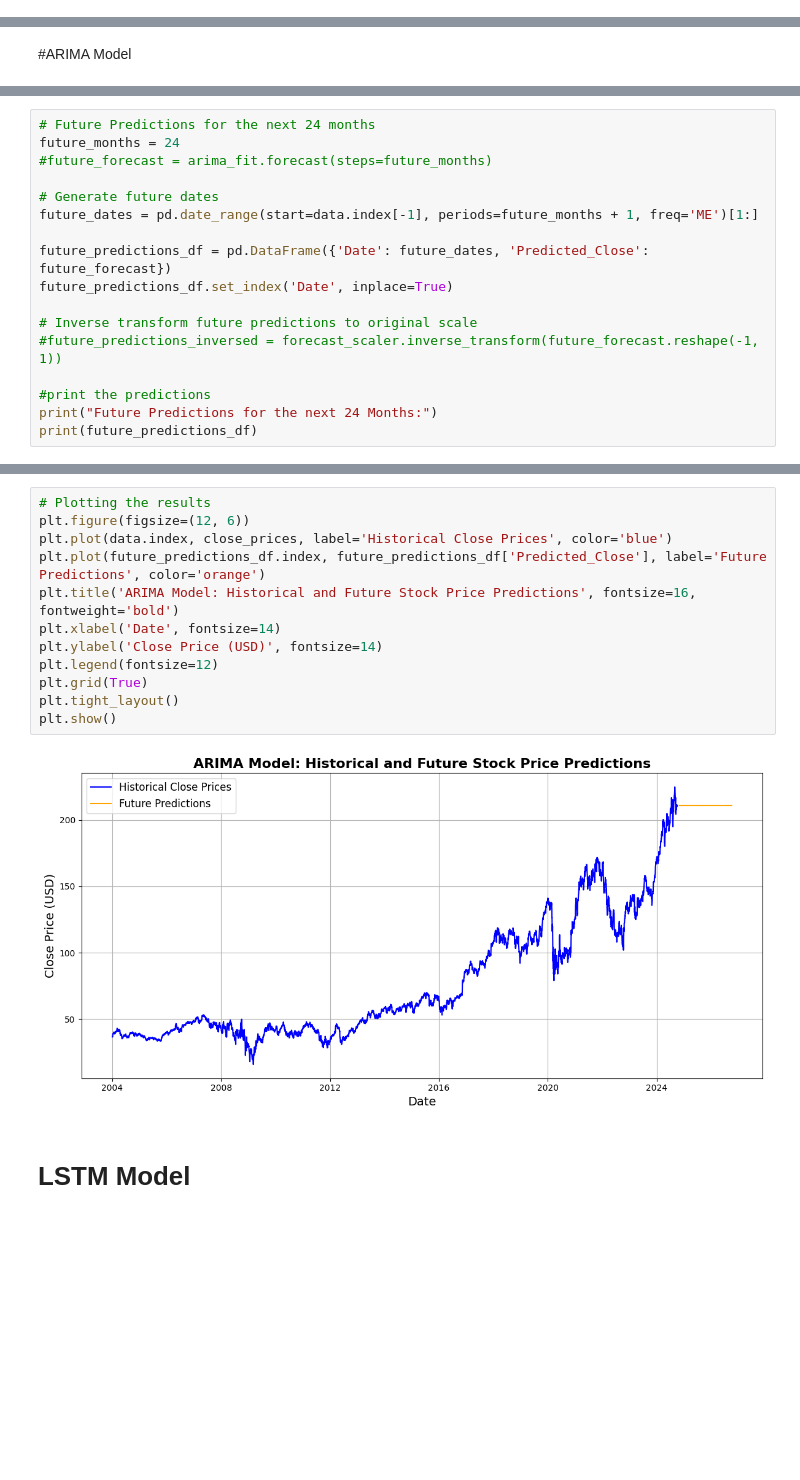
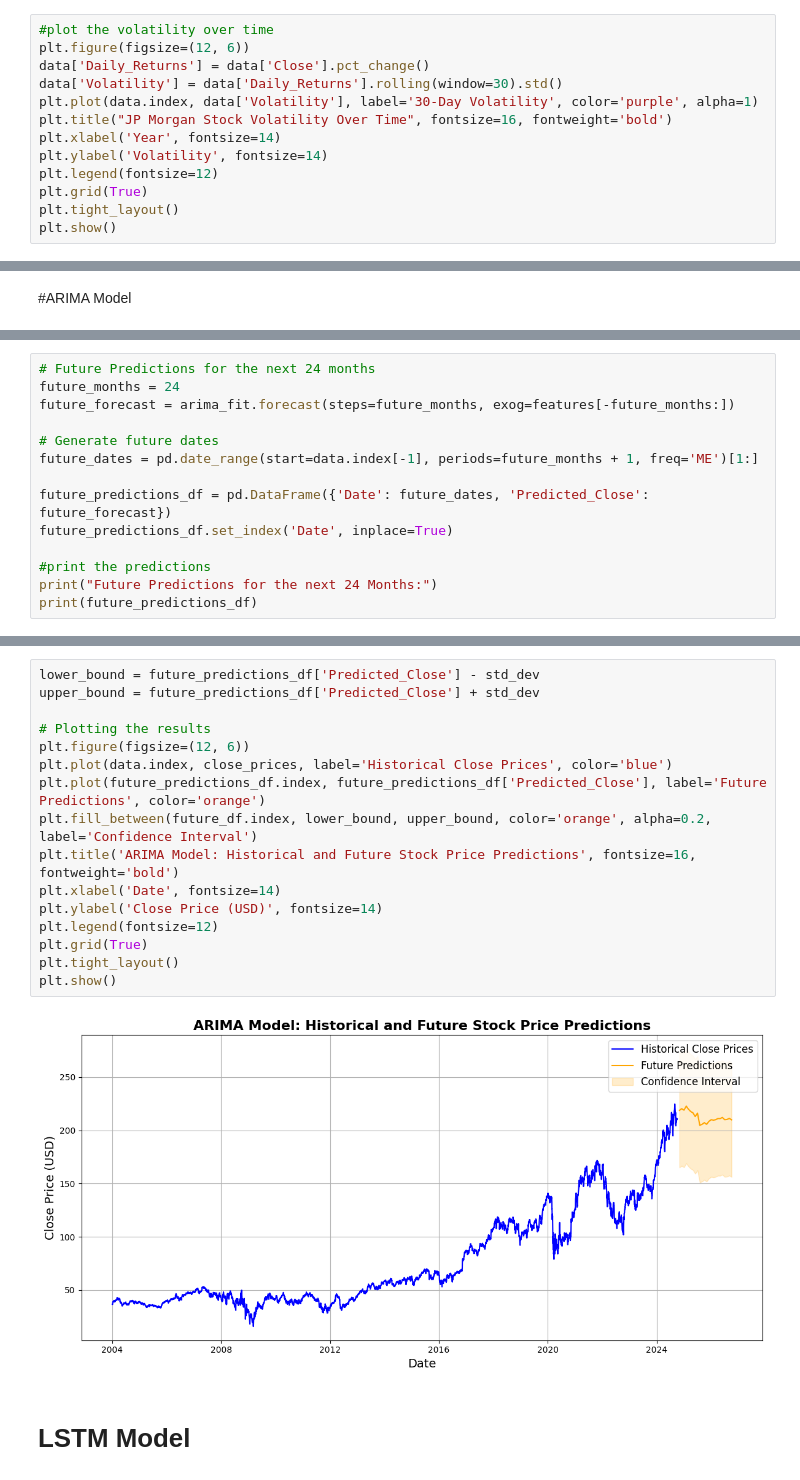
Before and after one commit to AnishTeku/DataScienceFinalProjet-JP-Morgan-forecasting-, a Jupyter notebook: 22013306_PROJECT_.ipynb, the cells around one changed output, grey strips where cells are left out. Cells and saved outputs as stored; diff of their text form; blank space fills up the shorter version.

```diff
--- a/22013306_PROJECT_.ipynb
+++ b/22013306_PROJECT_.ipynb
@@ -108,0 +100,13 @@ The plot of JP Morgan's stock prices from 2004 to 2024 reveals a general upward
+# %%
+#plot the volatility over time
+plt.figure(figsize=(12, 6))
+data['Daily_Returns'] = data['Close'].pct_change()
+data['Volatility'] = data['Daily_Returns'].rolling(window=30).std()
+plt.plot(data.index, data['Volatility'], label='30-Day Volatility', color='purple', alpha=1)
+plt.title("JP Morgan Stock Volatility Over Time", fontsize=16, fontweight='bold')
+plt.xlabel('Year', fontsize=14)
+plt.ylabel('Volatility', fontsize=14)
+plt.legend(fontsize=12)
+plt.grid(True)
+plt.tight_layout()
+plt.show()
@@ -277,7 +277,7 @@ plt.show()
 # %%
 # Future Predictions for the next 24 months
 future_months = 24
-#future_forecast = arima_fit.forecast(steps=future_months)
+future_forecast = arima_fit.forecast(steps=future_months, exog=features[-future_months:])
 
 # Generate future dates
 future_dates = pd.date_range(start=data.index[-1], periods=future_months + 1, freq='ME')[1:]
@@ -285,9 +285,6 @@ future_dates = pd.date_range(start=data.index[-1], periods=future_months + 1, fr
 future_predictions_df = pd.DataFrame({'Date': future_dates, 'Predicted_Close': future_forecast})
 future_predictions_df.set_index('Date', inplace=True)
 
-# Inverse transform future predictions to original scale
-#future_predictions_inversed = forecast_scaler.inverse_transform(future_forecast.reshape(-1, 1))
-
 #print the predictions
 print("Future Predictions for the next 24 Months:")
 print(future_predictions_df)
@@ -312,17 +309,21 @@ Date
 # %%
+lower_bound = future_predictions_df['Predicted_Close'] - std_dev
+upper_bound = future_predictions_df['Predicted_Close'] + std_dev
+
 # Plotting the results
 plt.figure(figsize=(12, 6))
 plt.plot(data.index, close_prices, label='Historical Close Prices', color='blue')
 plt.plot(future_predictions_df.index, future_predictions_df['Predicted_Close'], label='Future Predictions', color='orange')
+plt.fill_between(future_df.index, lower_bound, upper_bound, color='orange', alpha=0.2, label='Confidence Interval')
 plt.title('ARIMA Model: Historical and Future Stock Price Predictions', fontsize=16, fontweight='bold')
 plt.xlabel('Date', fontsize=14)
 plt.ylabel('Close Price (USD)', fontsize=14)
 plt.legend(fontsize=12)
 plt.grid(True)
 plt.tight_layout()
 plt.show()
 # %% [output]
-[figure, old version]
+[figure, new version]
 # %% [markdown]
 # LSTM Model
 # %%
```
Also changed, not shown: parts of 40 cells of this notebook.
